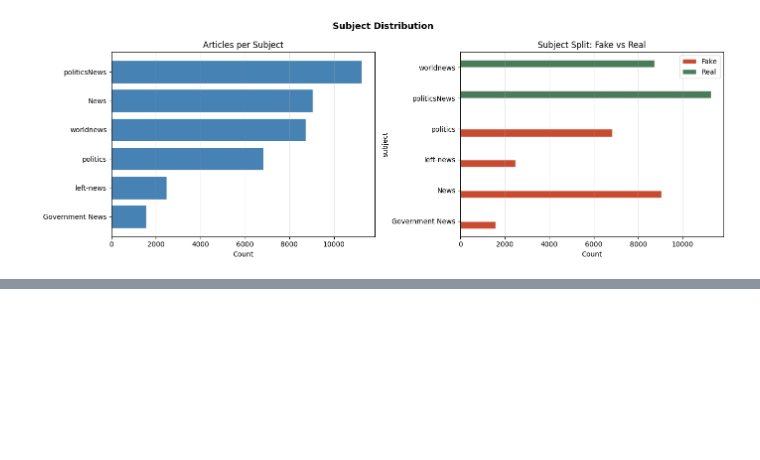
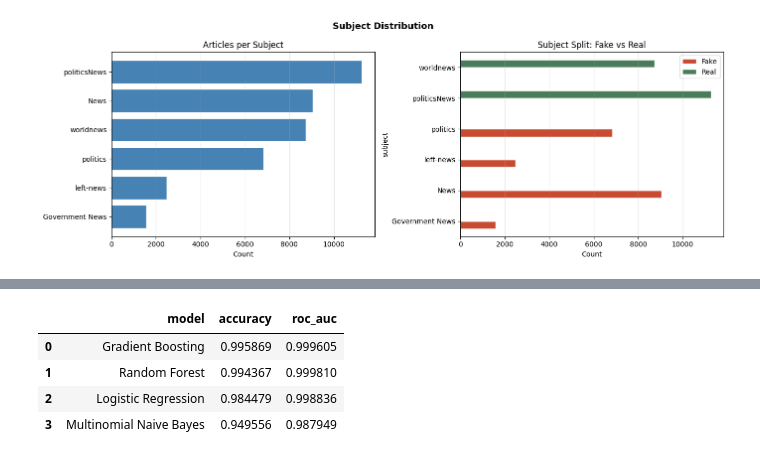
Before and after one commit to mithilamp/project-nlp-challenge, a Jupyter notebook: NLP_news.ipynb, the cells around one changed output, grey strips where cells are left out. Saved outputs shown, nothing was run; the diff lists cells and outputs as text; code cells hidden in the pictures; blank space fills up the shorter version.

```diff
--- a/NLP_news.ipynb
+++ b/NLP_news.ipynb
@@ -231,0 +263,17 @@ Name: count, dtype: int64
+# %%
+# ══════════════════════════════════════════════════════════════════
+# 6. Define X and y
+
+# X => features used by the model to learn => combined_text
+# y => target label we want to predict => label
+
+# The validation file is not used for training because its labels are unknown (2)
+# ══════════════════════════════════════════════════════════════════
+
+X = df["combined_text"]
+y = df["label"]
+
+print("X shape:", X.shape)
+print("y shape:", y.shape)
+print("Labels:")
+print(y.value_counts())
@@ -231,0 +351,60 @@ Name: count, dtype: int64
+# %%
+# ══════════════════════════════════════════════════════════════════
+# 9. Train and compare several models
+# ══════════════════════════════════════════════════════════════════
+
+models = {
+    "Logistic Regression": LogisticRegression(max_iter=1000, solver="liblinear", random_state=42),
+    "Multinomial Naive Bayes": MultinomialNB(),
+    "Random Forest": RandomForestClassifier(n_estimators=100, random_state=42, n_jobs=-1),
+    "Gradient Boosting": GradientBoostingClassifier(random_state=42)
+}
+
+results = []
+trained_pipelines = {}
+
+for model_name, classifier in models.items():
+    print(f"\nTraining: {model_name}")
+
+    pipeline = Pipeline(
+        steps=[
+            (
+                "tfidf",
+                TfidfVectorizer(
+                    stop_words="english",
+                    lowercase=True,
+                    max_features=50000,
+                    ngram_range=(1,2),
+                    min_df=2,
+                    max_df=0.95
+                )
+            ),
+            ("classifier", classifier)
+        ]
+    )
+
+    pipeline.fit(X_train, y_train)
+    y_pred = pipeline.predict(X_test)
+
+    acc = accuracy_score(y_test, y_pred)
+
+    # ROC AUC only if the model supports predict_proba
+    roc_auc = np.nan
+    if hasattr(pipeline.named_steps["classifier"], "predict_proba"):
+        try:
+            y_proba = pipeline.predict_proba(X_test)[:, 1]
+            roc_auc = roc_auc_score(y_test, y_proba)
+        except Exception:
+            roc_auc = np.nan
+
+    results.append({
+        "model": model_name,
+        "accuracy": acc,
+        "roc_auc": roc_auc
+    })
+
+    trained_pipelines[model_name] = pipeline
+
+results_df = pd.DataFrame(results).sort_values("accuracy", ascending=False).reset_index(drop=True)
+results_df
+# %% [output]
@@ -231,0 +418,5 @@ Name: count, dtype: int64
+|  | model | accuracy | roc_auc |
+| 0 | Gradient Boosting | 0.995869 | 0.999605 |
+| 1 | Random Forest | 0.994367 | 0.999810 |
+| 2 | Logistic Regression | 0.984479 | 0.998836 |
+| 3 | Multinomial Naive Bayes | 0.949556 | 0.987949 |
```
Also changed, not shown: parts of 10 cells of this notebook, 3 other files.
